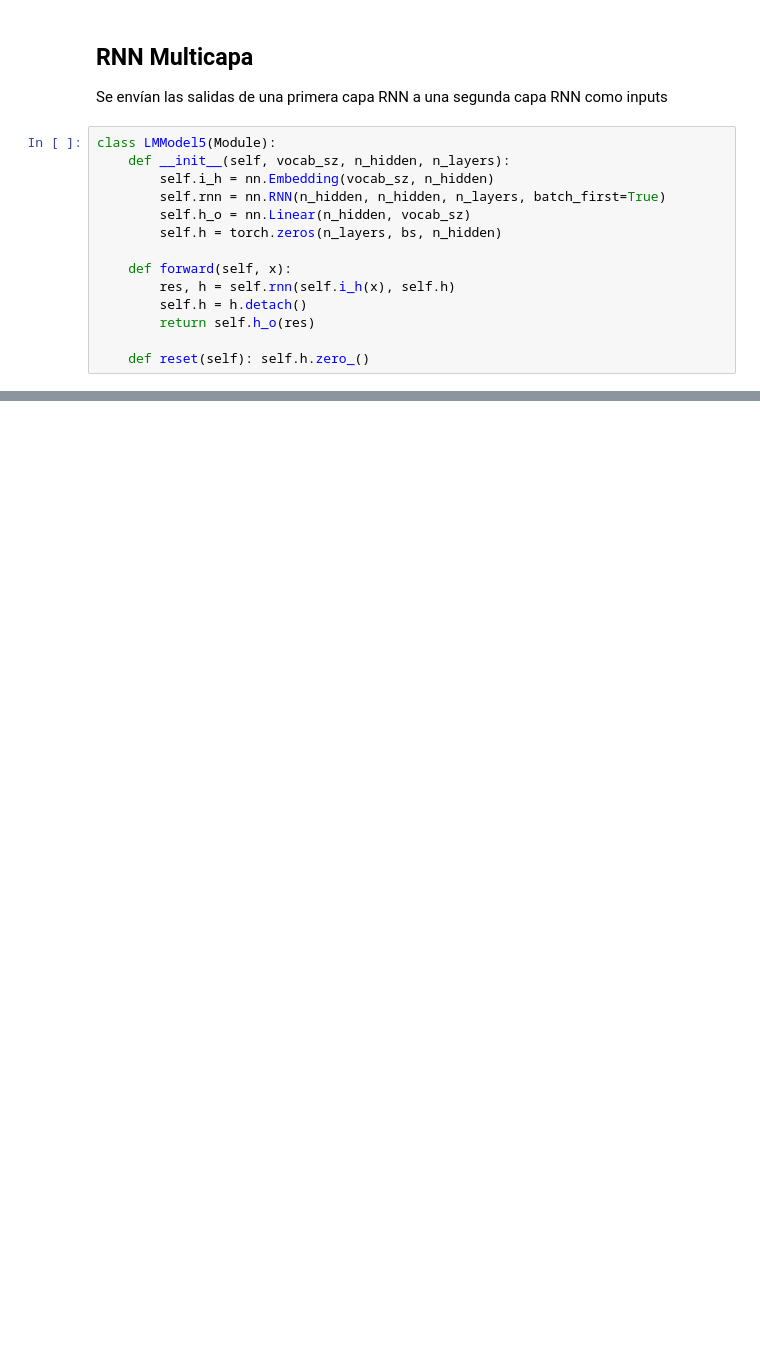
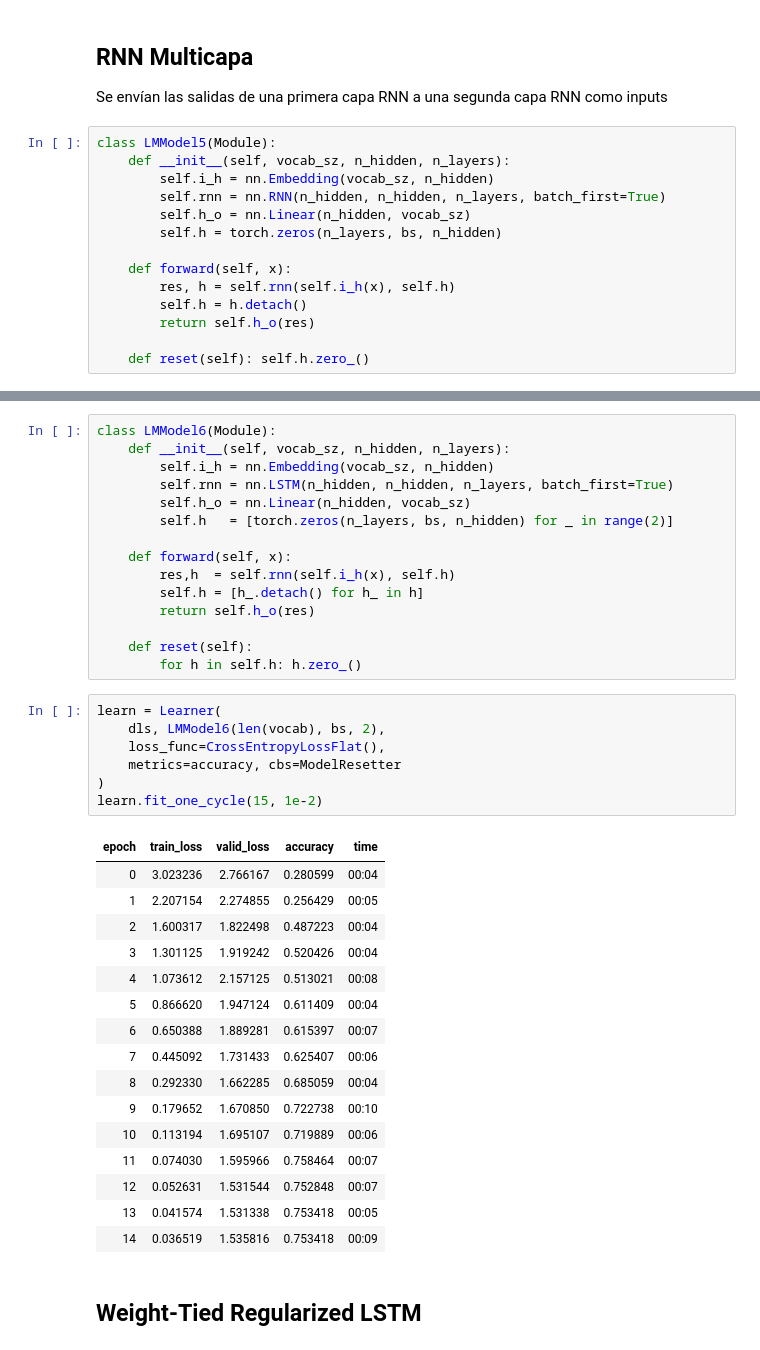
Before and after one commit to Wiill007/AI-Notes-Collection, a Jupyter notebook: fastai-book/Chapter12-LM_from_scratch/LM_from_scratch.ipynb, the cells around one changed output, grey strips where cells are left out. Cells and saved outputs as stored; diff of their text form; blank space fills up the shorter version.

```diff
--- a/fastai-book/LM_from_scratch.ipynb
+++ b/fastai-book/Chapter12-LM_from_scratch/LM_from_scratch.ipynb
@@ -290,0 +339,41 @@ learn.fit_one_cycle(15, 3e-3)
+# %%
+class LMModel6(Module):
+    def __init__(self, vocab_sz, n_hidden, n_layers):
+        self.i_h = nn.Embedding(vocab_sz, n_hidden)
+        self.rnn = nn.LSTM(n_hidden, n_hidden, n_layers, batch_first=True)
+        self.h_o = nn.Linear(n_hidden, vocab_sz)
+        self.h   = [torch.zeros(n_layers, bs, n_hidden) for _ in range(2)]
+
+    def forward(self, x):
+        res,h  = self.rnn(self.i_h(x), self.h)
+        self.h = [h_.detach() for h_ in h]
+        return self.h_o(res)
+
+    def reset(self):
+        for h in self.h: h.zero_()
+# %%
+learn = Learner(
+    dls, LMModel6(len(vocab), bs, 2),
+    loss_func=CrossEntropyLossFlat(),
+    metrics=accuracy, cbs=ModelResetter
+)
+learn.fit_one_cycle(15, 1e-2)
+# %% [output]
+| epoch | train_loss | valid_loss | accuracy | time |
+| 0 | 3.023236 | 2.766167 | 0.280599 | 00:04 |
+| 1 | 2.207154 | 2.274855 | 0.256429 | 00:05 |
+| 2 | 1.600317 | 1.822498 | 0.487223 | 00:04 |
+| 3 | 1.301125 | 1.919242 | 0.520426 | 00:04 |
+| 4 | 1.073612 | 2.157125 | 0.513021 | 00:08 |
+| 5 | 0.866620 | 1.947124 | 0.611409 | 00:04 |
+| 6 | 0.650388 | 1.889281 | 0.615397 | 00:07 |
+| 7 | 0.445092 | 1.731433 | 0.625407 | 00:06 |
+| 8 | 0.292330 | 1.662285 | 0.685059 | 00:04 |
+| 9 | 0.179652 | 1.670850 | 0.722738 | 00:10 |
+| 10 | 0.113194 | 1.695107 | 0.719889 | 00:06 |
+| 11 | 0.074030 | 1.595966 | 0.758464 | 00:07 |
+| 12 | 0.052631 | 1.531544 | 0.752848 | 00:07 |
+| 13 | 0.041574 | 1.531338 | 0.753418 | 00:05 |
+| 14 | 0.036519 | 1.535816 | 0.753418 | 00:09 |
+# %% [markdown]
+## Weight-Tied Regularized LSTM
```
Also changed, not shown: parts of 13 cells of this notebook, 2 other files.
